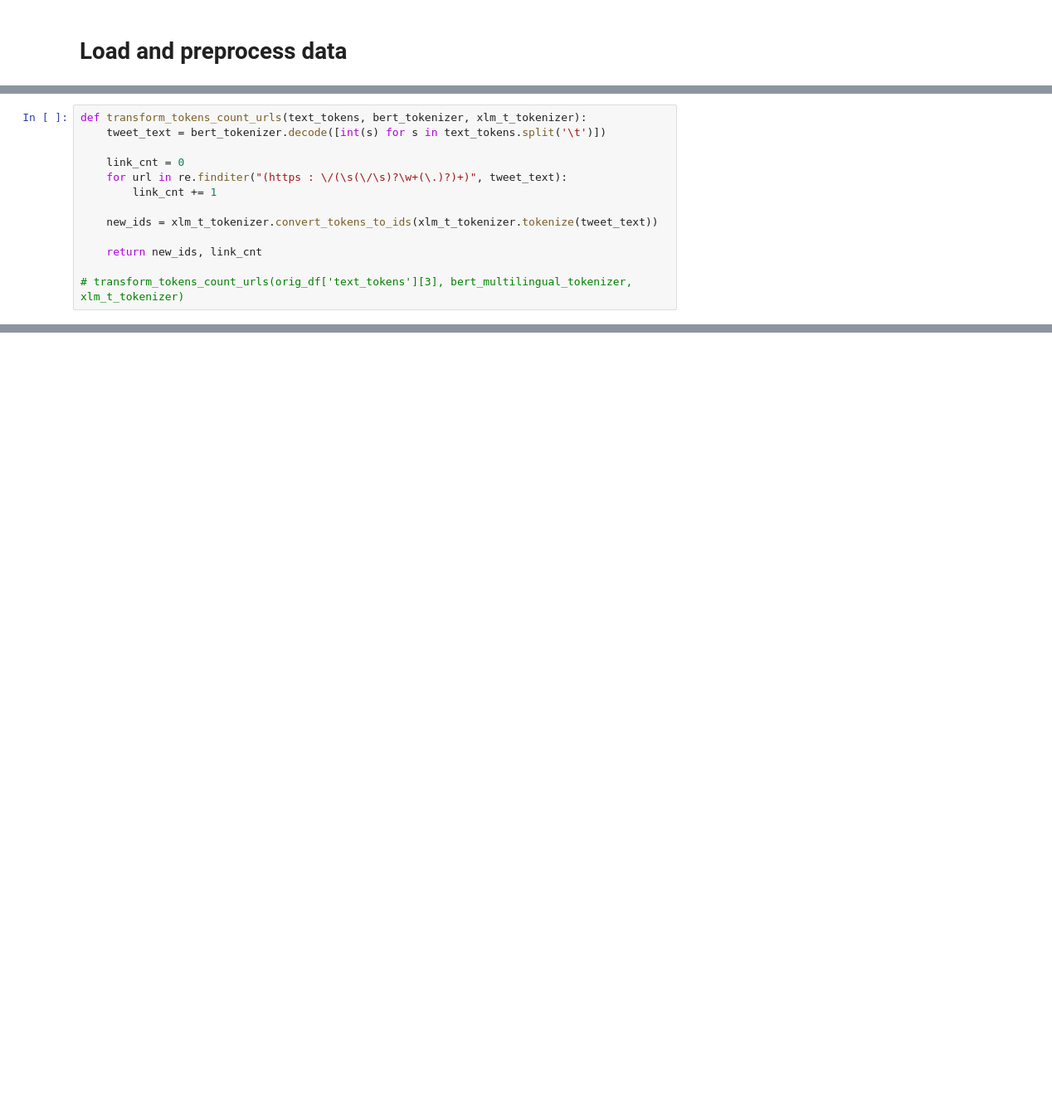
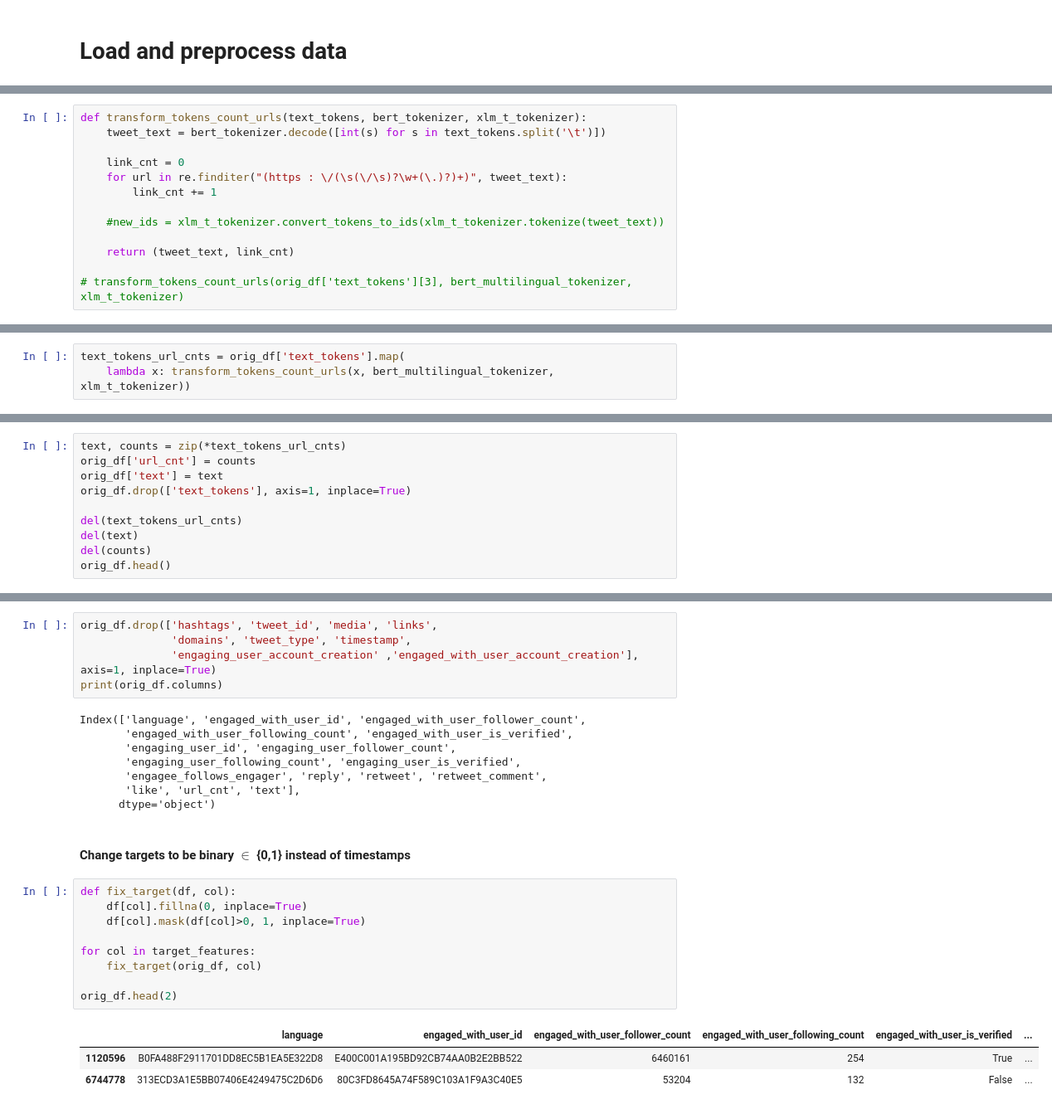
Before and after one commit to RostislavStoyanov/recsys, a Jupyter notebook: train.ipynb, the cells around one changed output, grey strips where cells are left out. Shown: that part at 83% size. Cells and saved outputs as stored; diff of their text form; blank space fills up the shorter version.

```diff
--- a/train.ipynb
+++ b/train.ipynb
@@ -69,8 +96,8 @@ def transform_tokens_count_urls(text_tokens, bert_tokenizer, xlm_t_tokenizer):
     for url in re.finditer("(https : \/(\s(\/\s)?\w+(\.)?)+)", tweet_text):
         link_cnt += 1
 
-    new_ids = xlm_t_tokenizer.convert_tokens_to_ids(xlm_t_tokenizer.tokenize(tweet_text))
+    #new_ids = xlm_t_tokenizer.convert_tokens_to_ids(xlm_t_tokenizer.tokenize(tweet_text))
 
-    return new_ids, link_cnt
+    return (tweet_text, link_cnt)
 
 # transform_tokens_count_urls(orig_df['text_tokens'][3], bert_multilingual_tokenizer, xlm_t_tokenizer)
@@ -93,0 +104,3 @@ orig_df.head()
+# %%
+text_tokens_url_cnts = orig_df['text_tokens'].map(
+    lambda x: transform_tokens_count_urls(x, bert_multilingual_tokenizer, xlm_t_tokenizer))
@@ -93,0 +109,10 @@ orig_df.head()
+# %%
+text, counts = zip(*text_tokens_url_cnts)
+orig_df['url_cnt'] = counts
+orig_df['text'] = text
+orig_df.drop(['text_tokens'], axis=1, inplace=True)
+
+del(text_tokens_url_cnts)
+del(text)
+del(counts)
+orig_df.head()
@@ -196,0 +230,28 @@ new_df
+# %%
+orig_df.drop(['hashtags', 'tweet_id', 'media', 'links',
+              'domains', 'tweet_type', 'timestamp',
+              'engaging_user_account_creation' ,'engaged_with_user_account_creation'], axis=1, inplace=True)
+print(orig_df.columns)
+# %% [output]
+Index(['language', 'engaged_with_user_id', 'engaged_with_user_follower_count',
+       'engaged_with_user_following_count', 'engaged_with_user_is_verified',
+       'engaging_user_id', 'engaging_user_follower_count',
+       'engaging_user_following_count', 'engaging_user_is_verified',
+       'engagee_follows_engager', 'reply', 'retweet', 'retweet_comment',
+       'like', 'url_cnt', 'text'],
+      dtype='object')
+# %% [markdown]
+#### Change targets to be binary $\in$ {0,1} instead of timestamps
+# %%
+def fix_target(df, col):
+    df[col].fillna(0, inplace=True)
+    df[col].mask(df[col]>0, 1, inplace=True)
+
+for col in target_features:
+    fix_target(orig_df, col)
+
+orig_df.head(2)
+# %% [output]
+|  | language | engaged_with_user_id | engaged_with_user_follower_count | engaged_with_user_following_count | engaged_with_user_is_verified | ... |
+| 1120596 | B0FA488F2911701DD8EC5B1EA5E322D8 | E400C001A195BD92CB74AA0B2E2BB522 | 6460161 | 254 | True | ... |
+| 6744778 | 313ECD3A1E5BB07406E4249475C2D6D6 | 80C3FD8645A74F589C103A1F9A3C40E5 | 53204 | 132 | False | ... |
```
Also changed, not shown: parts of 32 cells of this notebook, 9 other files.
